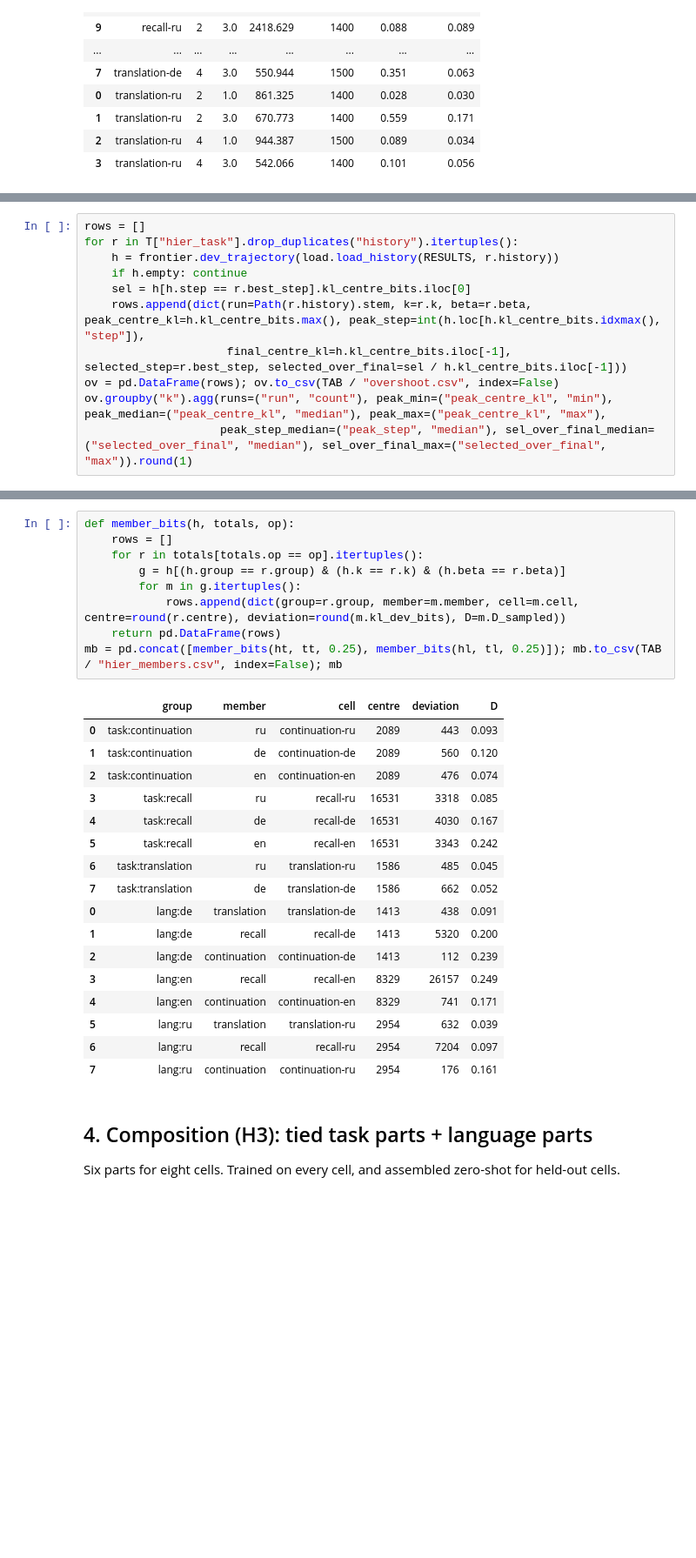
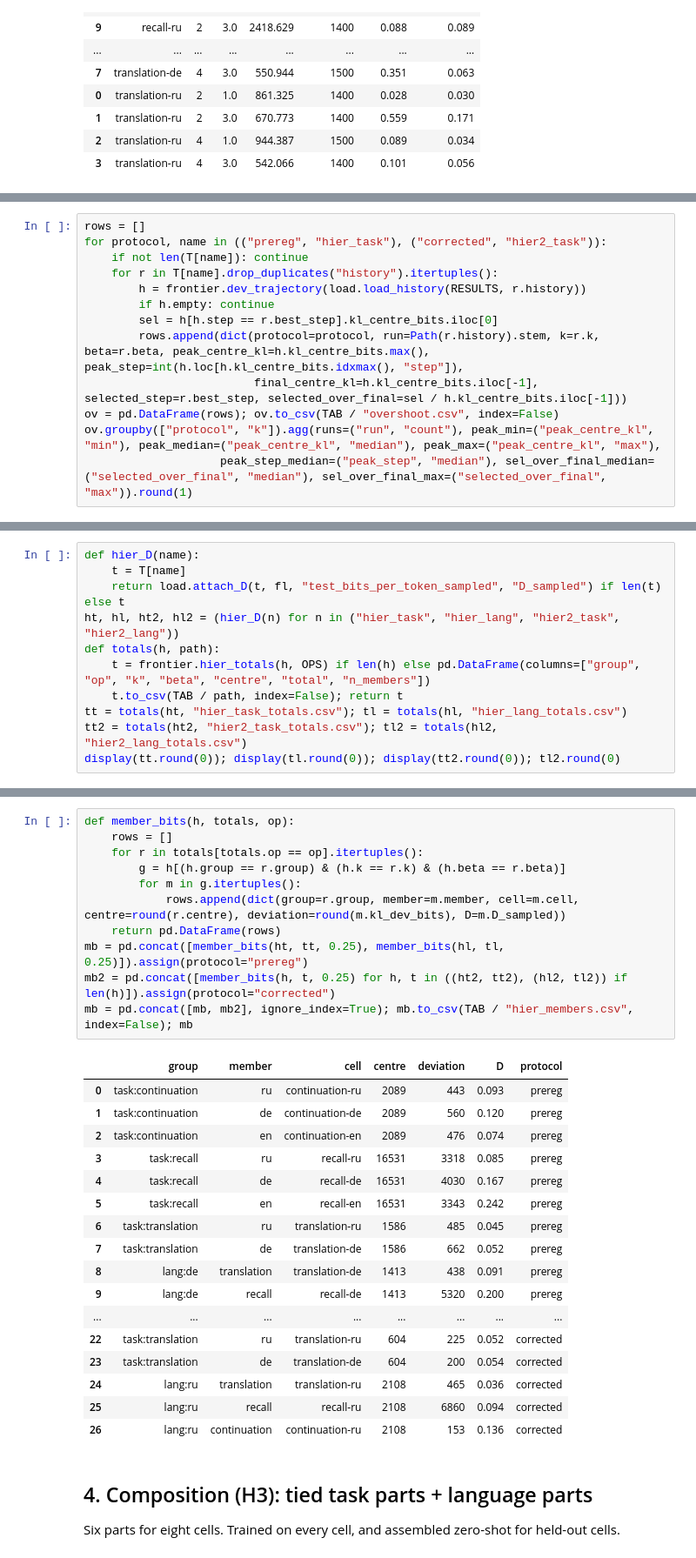
Before and after one commit to sirotenkogeorgii/prefix-programs, a Jupyter notebook: notebooks/01_figures.ipynb, the cells around one changed output, grey strips where cells are left out. Shown at 87% size. Saved outputs shown, nothing was run; the diff lists cells and outputs as text; blank space fills up the shorter version.

```diff
--- a/notebooks/01_figures.ipynb
+++ b/notebooks/01_figures.ipynb
@@ -170,12 +173,14 @@ Peak centre KL, the step at which it occurs, and the ratio of the KL at the sele
 # %%
 rows = []
-for r in T["hier_task"].drop_duplicates("history").itertuples():
-    h = frontier.dev_trajectory(load.load_history(RESULTS, r.history))
-    if h.empty: continue
-    sel = h[h.step == r.best_step].kl_centre_bits.iloc[0]
-    rows.append(dict(run=Path(r.history).stem, k=r.k, beta=r.beta, peak_centre_kl=h.kl_centre_bits.max(), peak_step=int(h.loc[h.kl_centre_bits.idxmax(), "step"]),
-                     final_centre_kl=h.kl_centre_bits.iloc[-1], selected_step=r.best_step, selected_over_final=sel / h.kl_centre_bits.iloc[-1]))
+for protocol, name in (("prereg", "hier_task"), ("corrected", "hier2_task")):
+    if not len(T[name]): continue
+    for r in T[name].drop_duplicates("history").itertuples():
+        h = frontier.dev_trajectory(load.load_history(RESULTS, r.history))
+        if h.empty: continue
+        sel = h[h.step == r.best_step].kl_centre_bits.iloc[0]
+        rows.append(dict(protocol=protocol, run=Path(r.history).stem, k=r.k, beta=r.beta, peak_centre_kl=h.kl_centre_bits.max(), peak_step=int(h.loc[h.kl_centre_bits.idxmax(), "step"]),
+                         final_centre_kl=h.kl_centre_bits.iloc[-1], selected_step=r.best_step, selected_over_final=sel / h.kl_centre_bits.iloc[-1]))
 ov = pd.DataFrame(rows); ov.to_csv(TAB / "overshoot.csv", index=False)
-ov.groupby("k").agg(runs=("run", "count"), peak_min=("peak_centre_kl", "min"), peak_median=("peak_centre_kl", "median"), peak_max=("peak_centre_kl", "max"),
+ov.groupby(["protocol", "k"]).agg(runs=("run", "count"), peak_min=("peak_centre_kl", "min"), peak_median=("peak_centre_kl", "median"), peak_max=("peak_centre_kl", "max"),
                     peak_step_median=("peak_step", "median"), sel_over_final_median=("selected_over_final", "median"), sel_over_final_max=("selected_over_final", "max")).round(1)
 # %% [output]
@@ -223,0 +211,11 @@ display(tt.round(0)); tl.round(0)
+# %%
+def hier_D(name):
+    t = T[name]
+    return load.attach_D(t, fl, "test_bits_per_token_sampled", "D_sampled") if len(t) else t
+ht, hl, ht2, hl2 = (hier_D(n) for n in ("hier_task", "hier_lang", "hier2_task", "hier2_lang"))
+def totals(h, path):
+    t = frontier.hier_totals(h, OPS) if len(h) else pd.DataFrame(columns=["group", "op", "k", "beta", "centre", "total", "n_members"])
+    t.to_csv(TAB / path, index=False); return t
+tt = totals(ht, "hier_task_totals.csv"); tl = totals(hl, "hier_lang_totals.csv")
+tt2 = totals(ht2, "hier2_task_totals.csv"); tl2 = totals(hl2, "hier2_lang_totals.csv")
+display(tt.round(0)); display(tl.round(0)); display(tt2.round(0)); tl2.round(0)
@@ -247,30 +306,32 @@ Per-member view: what a language costs given the task centre, and what a task co
 # %%
 def member_bits(h, totals, op):
     rows = []
     for r in totals[totals.op == op].itertuples():
         g = h[(h.group == r.group) & (h.k == r.k) & (h.beta == r.beta)]
         for m in g.itertuples():
             rows.append(dict(group=r.group, member=m.member, cell=m.cell, centre=round(r.centre), deviation=round(m.kl_dev_bits), D=m.D_sampled))
     return pd.DataFrame(rows)
-mb = pd.concat([member_bits(ht, tt, 0.25), member_bits(hl, tl, 0.25)]); mb.to_csv(TAB / "hier_members.csv", index=False); mb
+mb = pd.concat([member_bits(ht, tt, 0.25), member_bits(hl, tl, 0.25)]).assign(protocol="prereg")
+mb2 = pd.concat([member_bits(h, t, 0.25) for h, t in ((ht2, tt2), (hl2, tl2)) if len(h)]).assign(protocol="corrected")
+mb = pd.concat([mb, mb2], ignore_index=True); mb.to_csv(TAB / "hier_members.csv", index=False); mb
 # %% [output]
-|  | group | member | cell | centre | deviation | D |
-| 0 | task:continuation | ru | continuation-ru | 2089 | 443 | 0.093 |
-| 1 | task:continuation | de | continuation-de | 2089 | 560 | 0.120 |
-| 2 | task:continuation | en | continuation-en | 2089 | 476 | 0.074 |
-| 3 | task:recall | ru | recall-ru | 16531 | 3318 | 0.085 |
-| 4 | task:recall | de | recall-de | 16531 | 4030 | 0.167 |
-| 5 | task:recall | en | recall-en | 16531 | 3343 | 0.242 |
-| 6 | task:translation | ru | translation-ru | 1586 | 485 | 0.045 |
-| 7 | task:translation | de | translation-de | 1586 | 662 | 0.052 |
-| 0 | lang:de | translation | translation-de | 1413 | 438 | 0.091 |
-| 1 | lang:de | recall | recall-de | 1413 | 5320 | 0.200 |
-| 2 | lang:de | continuation | continuation-de | 1413 | 112 | 0.239 |
-| 3 | lang:en | recall | recall-en | 8329 | 26157 | 0.249 |
-| 4 | lang:en | continuation | continuation-en | 8329 | 741 | 0.171 |
-| 5 | lang:ru | translation | translation-ru | 2954 | 632 | 0.039 |
-| 6 | lang:ru | recall | recall-ru | 2954 | 7204 | 0.097 |
-| 7 | lang:ru | continuation | continuation-ru | 2954 | 176 | 0.161 |
+|  | group | member | cell | centre | deviation | D | protocol |
+| 0 | task:continuation | ru | continuation-ru | 2089 | 443 | 0.093 | prereg |
+| 1 | task:continuation | de | continuation-de | 2089 | 560 | 0.120 | prereg |
+| 2 | task:continuation | en | continuation-en | 2089 | 476 | 0.074 | prereg |
+| 3 | task:recall | ru | recall-ru | 16531 | 3318 | 0.085 | prereg |
+| 4 | task:recall | de | recall-de | 16531 | 4030 | 0.167 | prereg |
+| 5 | task:recall | en | recall-en | 16531 | 3343 | 0.242 | prereg |
+| 6 | task:translation | ru | translation-ru | 1586 | 485 | 0.045 | prereg |
+| 7 | task:translation | de | translation-de | 1586 | 662 | 0.052 | prereg |
+| 8 | lang:de | translation | translation-de | 1413 | 438 | 0.091 | prereg |
+| 9 | lang:de | recall | recall-de | 1413 | 5320 | 0.200 | prereg |
+| ... | ... | ... | ... | ... | ... | ... | ... |
+| 22 | task:translation | ru | translation-ru | 604 | 225 | 0.052 | corrected |
+| 23 | task:translation | de | translation-de | 604 | 200 | 0.054 | corrected |
+| 24 | lang:ru | translation | translation-ru | 2108 | 465 | 0.036 | corrected |
+| 25 | lang:ru | recall | recall-ru | 2108 | 6860 | 0.094 | corrected |
+| 26 | lang:ru | continuation | continuation-ru | 2108 | 153 | 0.136 | corrected |
 # %% [markdown]
 ## 4. Composition (H3): tied task parts + language parts
 
```
Also changed, not shown: parts of 14 cells of this notebook, 20 other files.
